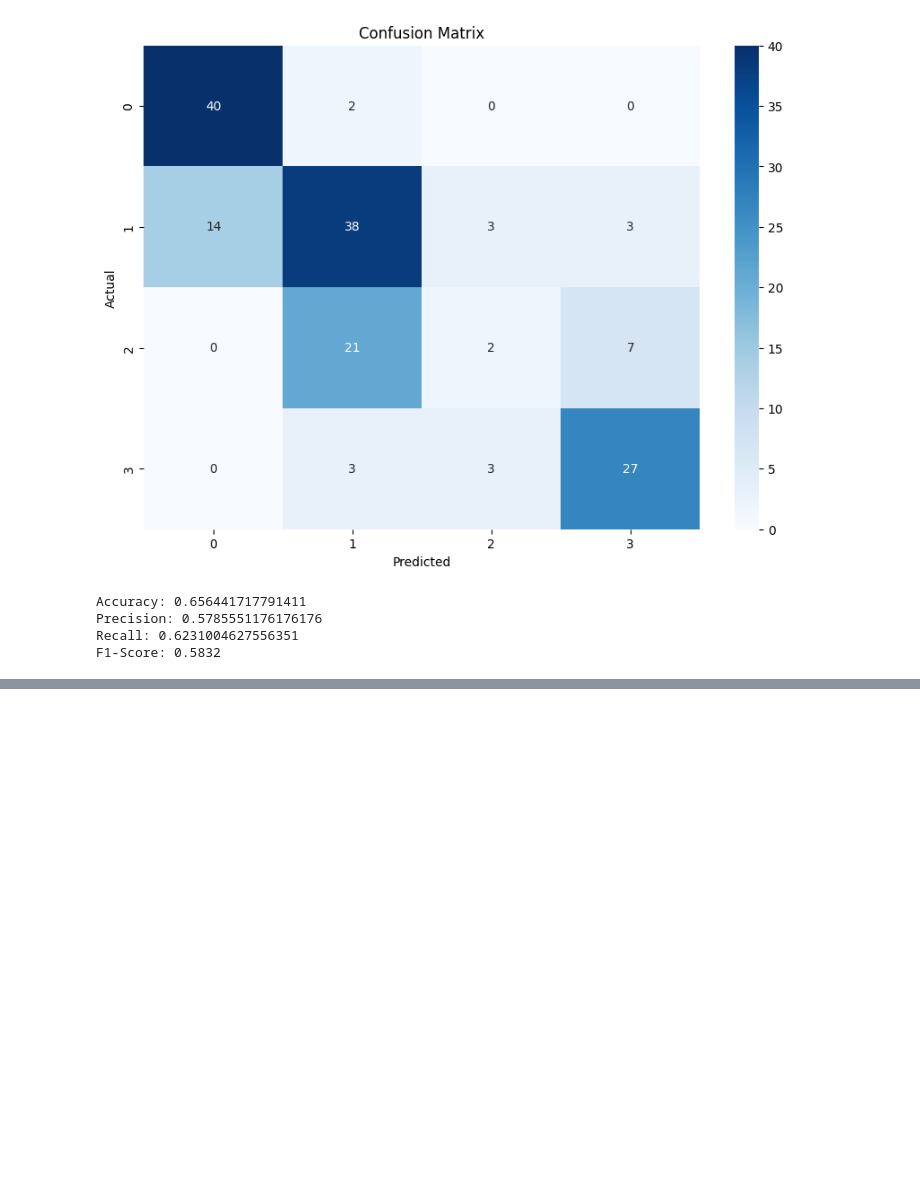
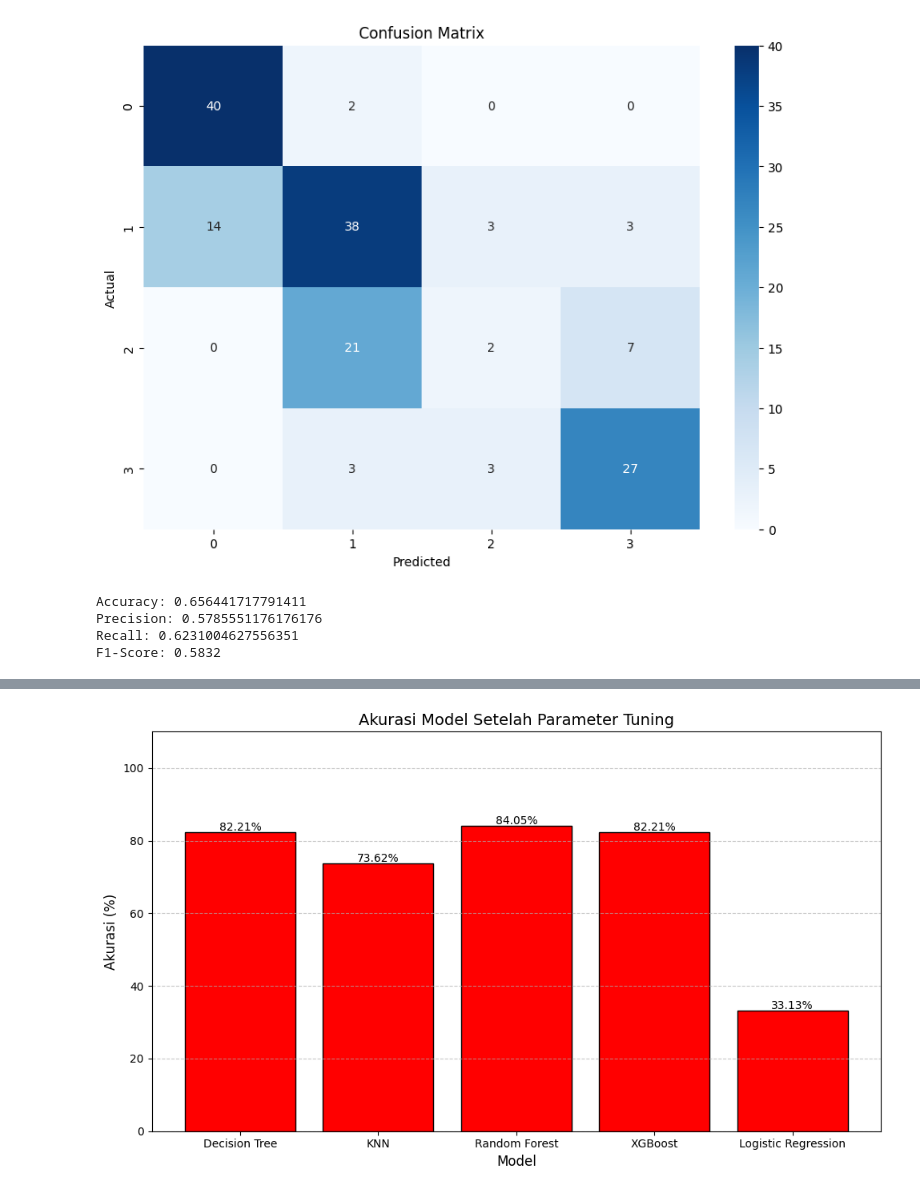
Before and after one commit to nabhylanr/ML-NutriScore, a Jupyter notebook: FP_ML_2.ipynb, the cells around one changed output, grey strips where cells are left out. Saved outputs shown, nothing was run; the diff lists cells and outputs as text; code cells hidden in the pictures; blank space fills up the shorter version.

```diff
--- a/FP_ML_2.ipynb
+++ b/FP_ML_2.ipynb
@@ -430,7 +447,7 @@ print(f"Akurasi Model: {accuracy}%")
 # %% [output]
 Akurasi Model: 65.64%
 # %%
-for c in [1,3,5,7,9]:
+for c in [1,3,5,7,9,11]:
     model = LogisticRegression(C=c, random_state=42, max_iter=1000)
     model.fit(X_train, y_train)
     y_pred = model.predict(X_test)
@@ -470,0 +738,23 @@ F1-Score: 0.5832
+# %%
+import matplotlib.pyplot as plt
+
+model_names = ['Decision Tree', 'KNN', 'Random Forest', 'XGBoost', 'Logistic Regression']
+model_accuracies = [dt_accuracy, knn_accuracy, rf_accuracy, xgb_accuracy, logreg_accuracy]
+
+plt.figure(figsize=(10, 6))
+bars = plt.bar(model_names, model_accuracies, color='red', edgecolor='black')
+
+for bar in bars:
+    height = bar.get_height()
+    plt.text(bar.get_x() + bar.get_width()/2, height + 0.5, f'{height:.2f}%', ha='center', fontsize=10)
+
+plt.title('Akurasi Model Setelah Parameter Tuning', fontsize=14)
+plt.xlabel('Model', fontsize=12)
+plt.ylabel('Akurasi (%)', fontsize=12)
+plt.ylim(0, 110)
+plt.grid(axis='y', linestyle='--', alpha=0.7)
+
+plt.tight_layout()
+plt.show()
+# %% [output]
+[figure, added]
```
Also changed, not shown: parts of 24 cells of this notebook.
